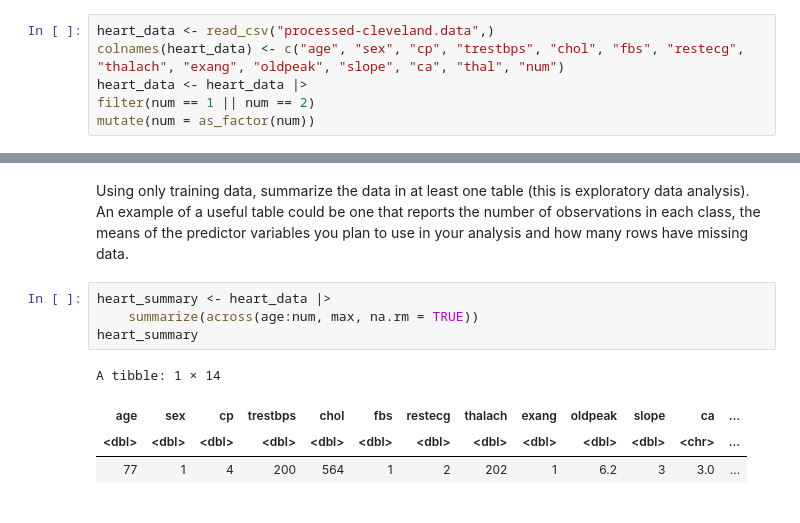
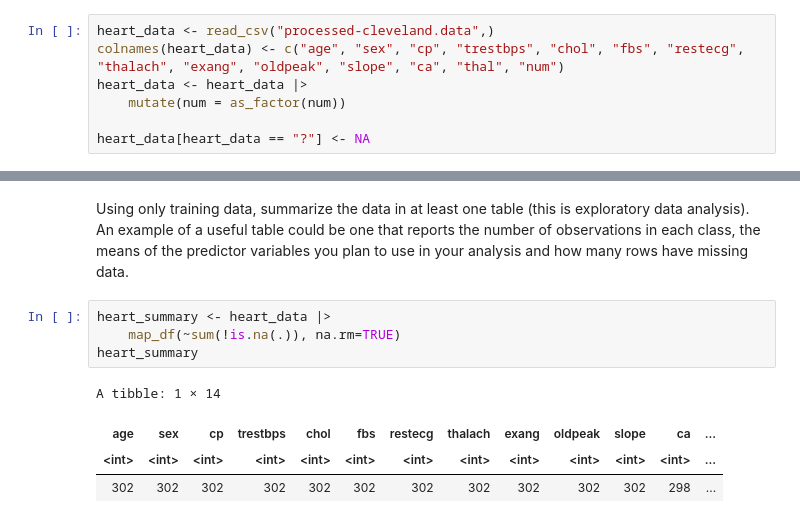
Before and after one commit to Dedoria/project_006_19, a Jupyter notebook: project_proposal.ipynb, the cells around one changed output, grey strips where cells are left out. Drawn from its saved outputs; the diff is of its cells as text.

```diff
--- a/project_proposal.ipynb
+++ b/project_proposal.ipynb
@@ -34,8 +34,9 @@ download.file(url, destfile = "processed-cleveland.data")
 heart_data <- read_csv("processed-cleveland.data",)
 colnames(heart_data) <- c("age", "sex", "cp", "trestbps", "chol", "fbs", "restecg", "thalach", "exang", "oldpeak", "slope", "ca", "thal", "num")
 heart_data <- heart_data |>
-filter(num == 1 || num == 2)
-mutate(num = as_factor(num))
+    mutate(num = as_factor(num))
+
+heart_data[heart_data == "?"] <- NA
 # %% [output]
 New names:
 • `1.0` -> `1.0...2`
@@ -73,10 +73,10 @@ heart_test <- testing(heart_split)
 Using only training data, summarize the data in at least one table (this is exploratory data analysis). An example of a useful table could be one that reports the number of observations in each class, the means of the predictor variables you plan to use in your analysis and how many rows have missing data.
 # %%
 heart_summary <- heart_data |>
-    summarize(across(age:num, max, na.rm = TRUE))
+    map_df(~sum(!is.na(.)), na.rm=TRUE)
 heart_summary
 # %% [output]
 A tibble: 1 × 14
 | age | sex | cp | trestbps | chol | fbs | restecg | thalach | exang | oldpeak | slope | ca | ... |
-| <dbl> | <dbl> | <dbl> | <dbl> | <dbl> | <dbl> | <dbl> | <dbl> | <dbl> | <dbl> | <dbl> | <chr> | ... |
-| 77 | 1 | 4 | 200 | 564 | 1 | 2 | 202 | 1 | 6.2 | 3 | 3.0 | ... |
+| <int> | <int> | <int> | <int> | <int> | <int> | <int> | <int> | <int> | <int> | <int> | <int> | ... |
+| 302 | 302 | 302 | 302 | 302 | 302 | 302 | 302 | 302 | 302 | 302 | 298 | ... |
```
Also changed, not shown: parts of 5 cells of this notebook.
